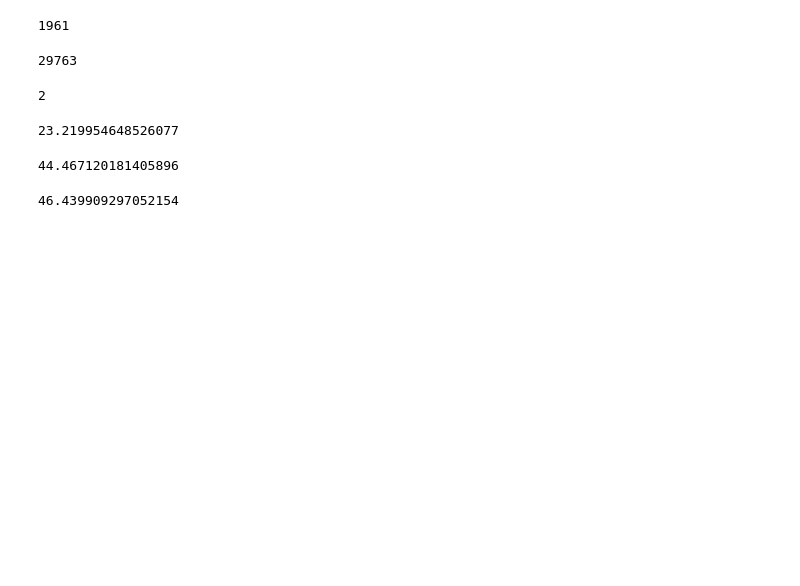
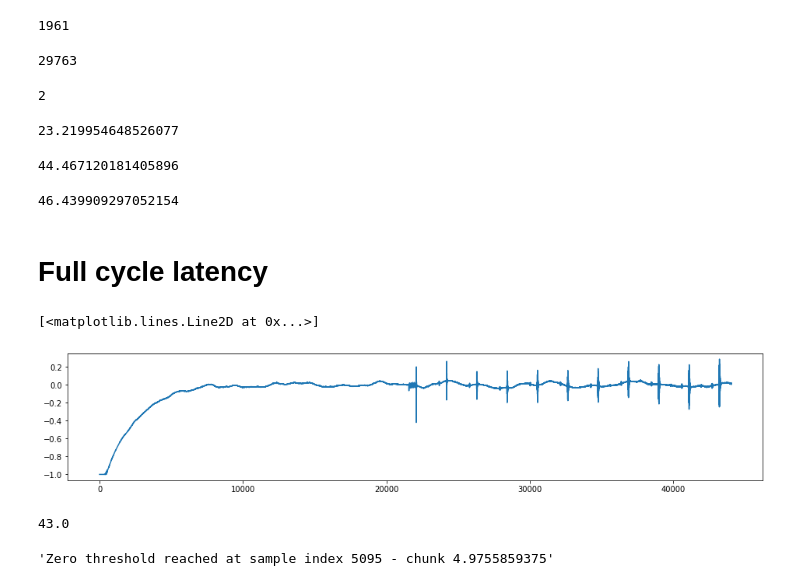
Before and after one commit to igrek51/raspberry-looper, a Jupyter notebook: notebooks/latency.ipynb, the cells around one changed output. Saved outputs shown, nothing was run; the diff lists cells and outputs as text; code cells hidden in the pictures; blank space fills up the shorter version.

Commit message:
Measure full cycle latency

```diff
--- a/notebooks/latency.ipynb
+++ b/notebooks/latency.ipynb
@@ -85,3 +87,5 @@ latency_max_ms = latency_chunks * config.chunk_size * sample_time_s * 1000
 latency_max_ms
 # %% [output]
 46.439909297052154
+# %% [markdown]
+# Full cycle latency
@@ -87,0 +103,18 @@ latency_max_ms
+# %%
+recording = np.load('../out/latency.rec.npy')
+# %%
+plt.rcParams['figure.figsize'] = [16, 3]
+plt.plot(recording)
+# %% [output]
+[<matplotlib.lines.Line2D at 0x...>]
+[figure, added]
+# %%
+chunks = len(recording) / config.chunk_size
+chunks
+# %% [output]
+43.0
+# %%
+silence_arg = np.argmax((recording<0.1) & (recording > -0.1))
+f'Zero threshold reached at sample index {silence_arg} - chunk {silence_arg/chunk_size}'
+# %% [output]
+'Zero threshold reached at sample index 5095 - chunk 4.9755859375'
```
Also changed, not shown: parts of 18 cells of this notebook, 3 other files.
